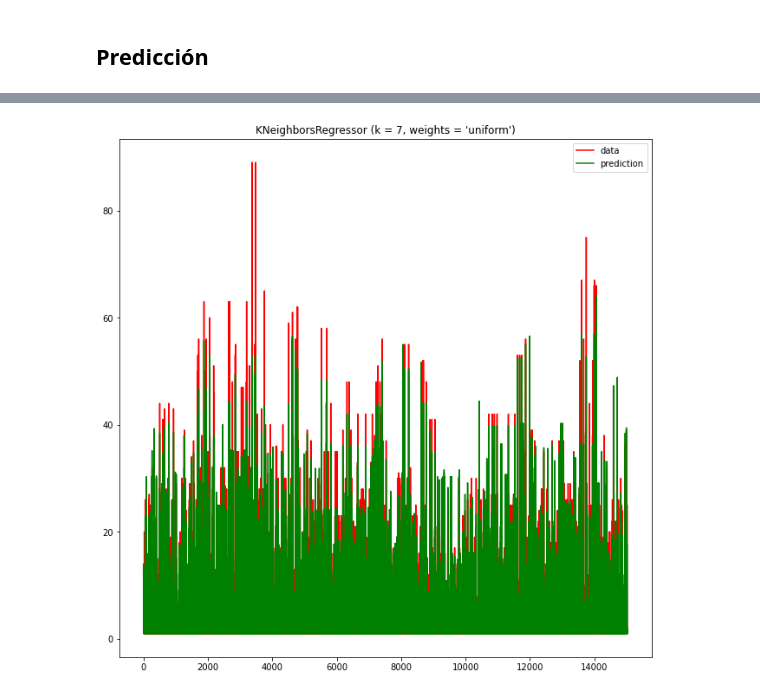
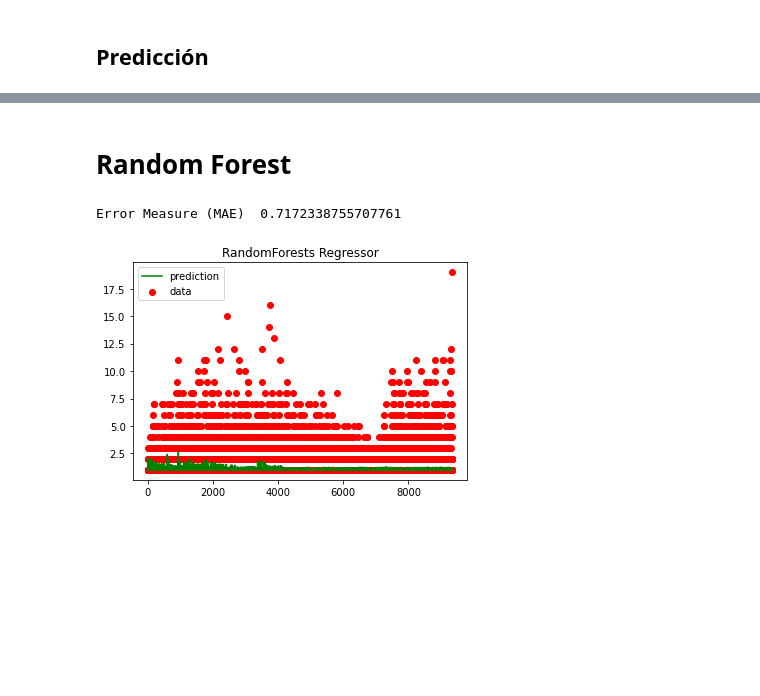
Before and after one commit to JoseAlbertoSeco/BlablacarCarpooling_DataMining, a Jupyter notebook: notebooks/Regression.ipynb, the cells around one changed output, grey strips where cells are left out. Cells and saved outputs as stored; diff of their text form; code cells hidden in the pictures; blank space fills up the shorter version.

```diff
--- a/notebooks/Regression.ipynb
+++ b/notebooks/Regression.ipynb
@@ -148,5 +129,5 @@ clm_to_encode.tail(5)
 # %%
-clm_encoded = clm_to_encode.drop(columns=['ORIGEN', 'DESTINO', 'CA_ORIGEN', 'CA_DESTINO', 'PROVINCIA_ORIGEN', 'PROVINCIA_DESTINO', 'INTERPROVINCIAL', 'PAIS'])
+clm_encoded = clm_to_encode.drop(columns=['ORIGEN', 'DESTINO', 'CA_ORIGEN', 'CA_DESTINO', 'PROVINCIA_ORIGEN', 'PROVINCIA_DESTINO', 'INTERPROVINCIAL', 'PAIS', 'Festivo'])
 clm_encoded.head(2)
 # %% [output]
 |  | DIA | AÑO | SEMANA | MES | ASIENTOS_OFERTADOS | ASIENTOS_CONFIRMADOS | VIAJES_OFERTADOS | ... |
@@ -228,15 +322,2 @@ Min Value distance : 0.821551545808281 (7)
 # %% [markdown]
 ## Predicción
-# %%
-# constructor
-n_neighbors = int(neigh_m)
-weights = 'uniform'
-
-knn = neighbors.KNeighborsRegressor(n_neighbors= n_neighbors, weights=weights, metric = 'manhattan')
-
-# fit and predict
-knn.fit( X = train.drop(['VIAJES_CONFIRMADOS'], axis=1), y = train['VIAJES_CONFIRMADOS'])
-y_pred = knn.predict(X = test.drop(['VIAJES_CONFIRMADOS'], axis =1))
-
-mae = mean_absolute_error(test['VIAJES_CONFIRMADOS'], y_pred)
-print('MAE', mae)
@@ -244,0 +418,2 @@ MAE 0.9092975049444698
+# %%
+clm_depth, y_pred = get_depth(X_train_clm, y_train_clm)
@@ -245,16 +486,34 @@ MAE 0.9092975049444698
+# %% [markdown]
+# Random Forest
+# %%
+from sklearn.ensemble import RandomForestRegressor
+
+#1.1 Model Parametrization
+regressor = RandomForestRegressor(n_estimators= 30, max_depth = clm_depth, criterion='absolute_error', random_state=0)
+#1.2 Model construction
+regressor.fit(X_train_clm, y_train_clm)
+
+# Test
+y_pred = regressor.predict(X_test_clm)
+
+# metrics calculation
+from sklearn.metrics import mean_absolute_error
+mae = mean_absolute_error(y_test_clm,y_pred)
+print ("Error Measure (MAE) ",  mae)
+# %% [output]
+Error Measure (MAE)  0.7172338755707761
 # %%
+import matplotlib.pyplot as plt
+import numpy as np
 
-xx = np.stack(i for i in range(test['VIAJES_CONFIRMADOS'].shape[0]))
-plt.figure(figsize=(11,11))
-plt.plot(xx, test['VIAJES_CONFIRMADOS'], c='r', label='data')
-#plt.plot(xx, y, c='k', label='data')
-
+xx = np.stack(i for i in range(len(y_test_clm
+                                   )))
+plt.scatter(xx, y_test_clm, c='r', label='data')
 plt.plot(xx, y_pred, c='g', label='prediction')
 plt.axis('tight')
 plt.legend()
-plt.title("KNeighborsRegressor (k = %i, weights = '%s')" % (n_neighbors,
-                                                                weights))
+plt.title("RandomForests Regressor")
 
 plt.show()
 # %% [output]
-[figure, old version]
+[figure, new version]
```
Also changed, not shown: parts of 56 cells of this notebook.
